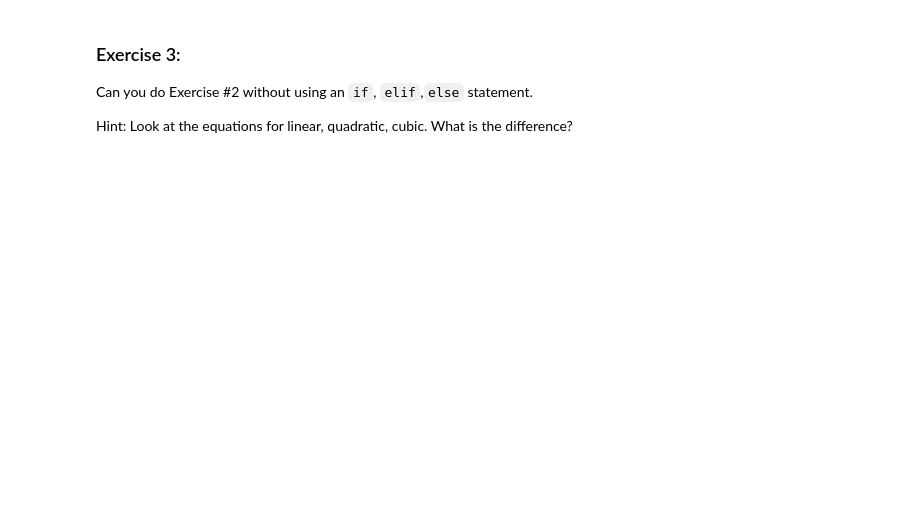
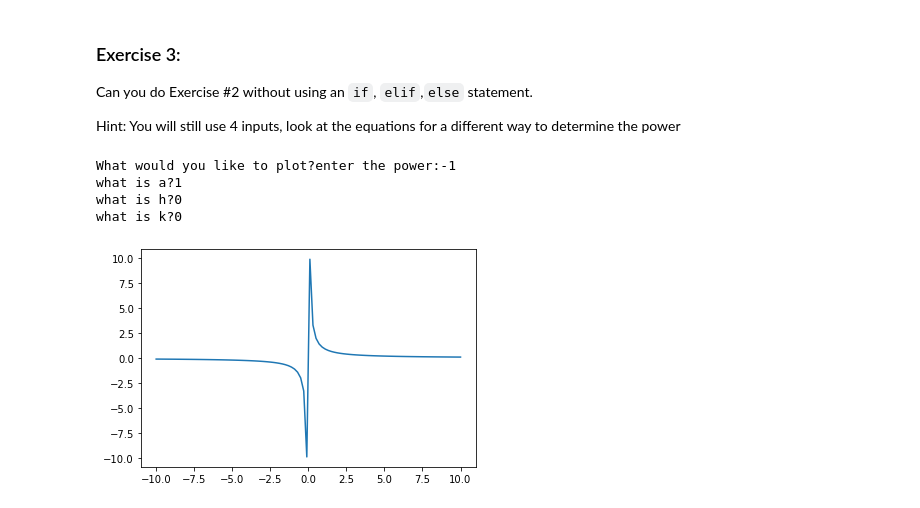
Before and after one commit to viksri98/Summer21, a Jupyter notebook: Review/Review_Lessons8_11.ipynb, the cells around one changed output. Drawn from its saved outputs; the diff is of its cells as text; code cells hidden in the pictures; blank space fills up the shorter version.

```diff
--- a/Review/Review_Lessons8_11.ipynb
+++ b/Review/Review_Lessons8_11.ipynb
@@ -40,4 +70,18 @@ What is the value of k?0<br>
 
 Can you do Exercise #2 without using an `if`, `elif`,`else` statement.
 
-Hint: Look at the equations for linear, quadratic, cubic.  What is the difference?
+Hint: You will still use 4 inputs, look at the equations for a different way to determine the power
+# %%
+x = np.linspace(-10, 10, 100)
+func_type = float(input("What would you like to plot?enter the power:"))
+a = int(input("what is a?"))
+h = int(input("what is h?"))
+k = int(input("what is k?"))
+plt.plot(x, a * (x - h) ** func_type + k)
+plt.show()
+# %% [output]
+What would you like to plot?enter the power:-1
+what is a?1
+what is h?0
+what is k?0
+[figure, added]
```
Also changed, not shown: parts of 4 cells of this notebook, 2 other files.
